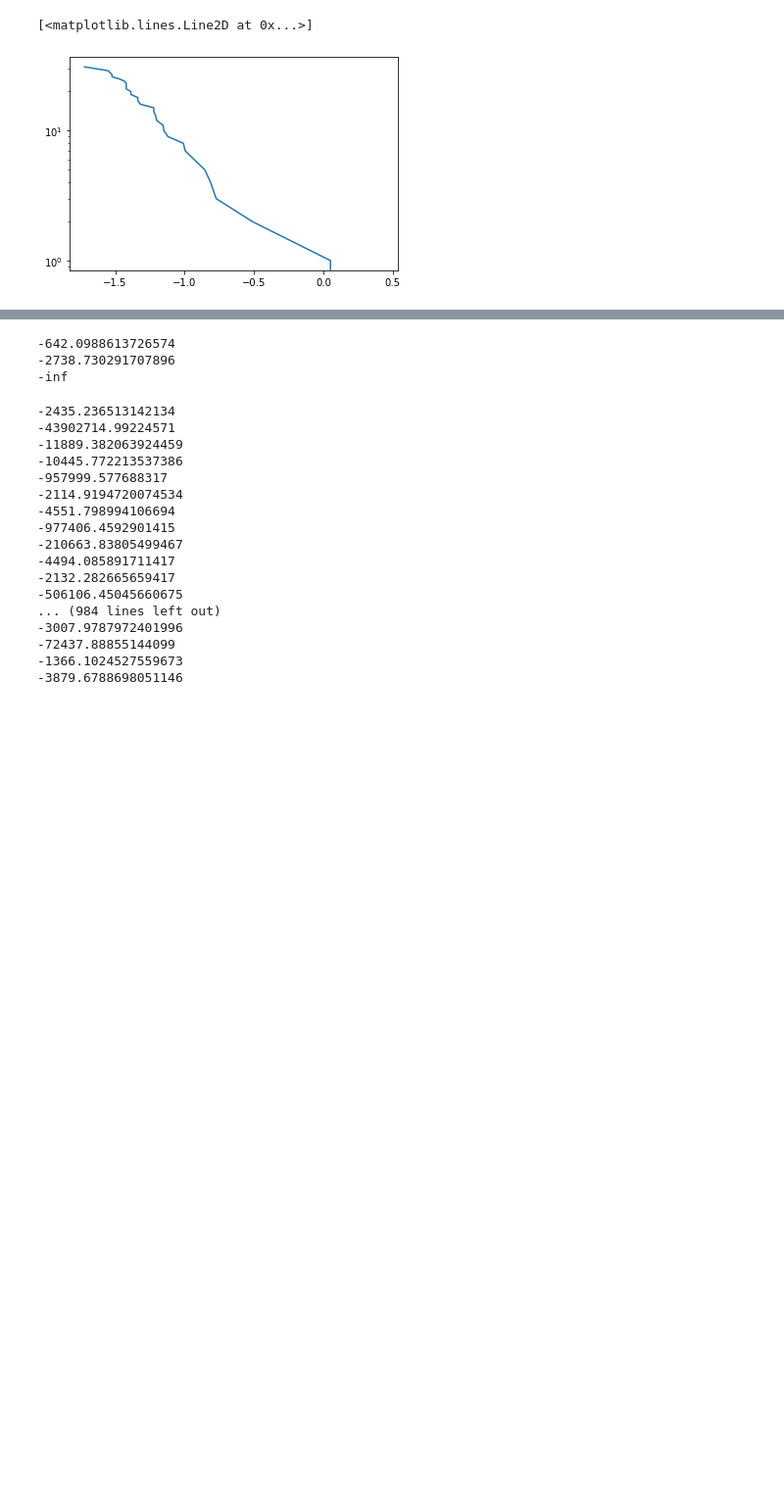
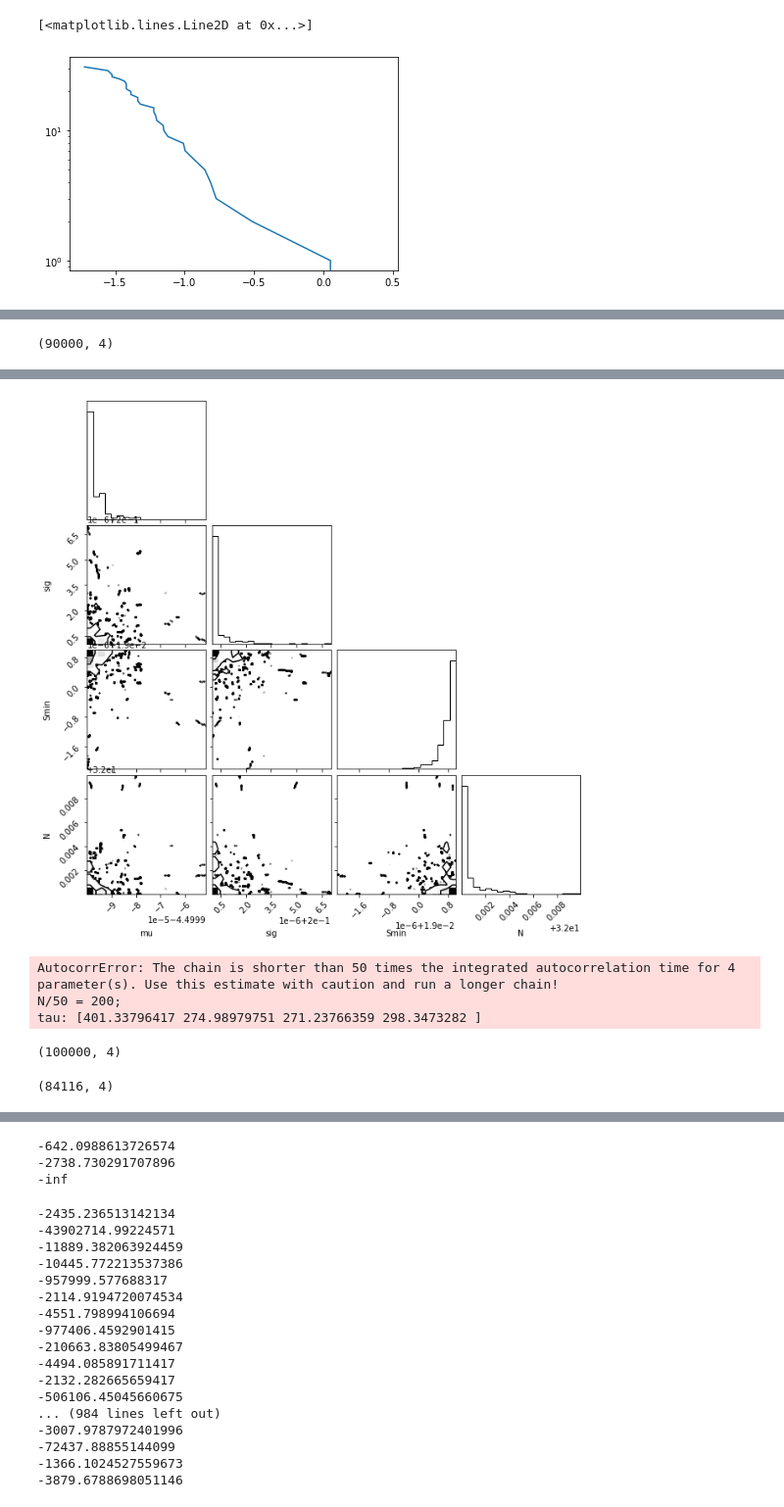
Before and after one commit to ykwang1/astr-598-au21, a Jupyter notebook: notebooks/MCMC.ipynb, the cells around one changed output, grey strips where cells are left out. Shown: that part at 98% size. Drawn from its saved outputs; the diff is of its cells as text; code cells hidden in the pictures; blank space fills up the shorter version.

```diff
--- a/notebooks/MCMC.ipynb
+++ b/notebooks/MCMC.ipynb
@@ -101,3 +100,4 @@ logL(p0[0], log_y_obs, cov)
+# %%
+state = sampler.run_mcmc(p0, 1000)
 # %%
-sampler.run_mcmc(p0, 10)
-# sampler.reset()
+sampler.reset()
@@ -109,0 +104,2 @@ AttributeError: you must run the sampler with 'store == True' before accessing t
+# %%
+sampler.run_mcmc(state, 10000)
@@ -109,0 +142,12 @@ AttributeError: you must run the sampler with 'store == True' before accessing t
+# %%
+fig, axes = plt.subplots(4, figsize=(10, 7), sharex=True)
+samples = sampler.get_chain(discard=1000)
+labels = ["mu", "sig", "Smin", "N"]
+for i in range(ndim):
+    ax = axes[i]
+    ax.plot(samples[:, :, i], "k", alpha=0.3)
+    ax.set_xlim(0, len(samples))
+    ax.set_ylabel(labels[i])
+    ax.yaxis.set_label_coords(-0.1, 0.5)
+
+axes[-1].set_xlabel("step number");
@@ -109,0 +170,8 @@ AttributeError: you must run the sampler with 'store == True' before accessing t
+# %%
+flat_samples = sampler.get_chain(flat=True, discard=1000)
+print(flat_samples.shape)
+
+fig = corner.corner(
+    flat_samples, labels=labels
+);
+# %% [output]
@@ -109,0 +180 @@ AttributeError: you must run the sampler with 'store == True' before accessing t
+(90000, 4)
@@ -109,0 +185,13 @@ AttributeError: you must run the sampler with 'store == True' before accessing t
+[figure, added]
+# %%
+tau = sampler.get_autocorr_time()
+print(tau)
+# %% [output]
+AutocorrError: The chain is shorter than 50 times the integrated autocorrelation time for 4 parameter(s). Use this estimate with caution and run a longer chain!
+N/50 = 200;
+tau: [401.33796417 274.98979751 271.23766359 298.3473282 ]
+# %%
+flat_samples = sampler.get_chain(flat=True)
+print(flat_samples.shape)
+# %% [output]
+(100000, 4)
@@ -109,0 +200,4 @@ AttributeError: you must run the sampler with 'store == True' before accessing t
+# %%
+trimmed.shape
+# %% [output]
+(84116, 4)
```
Also changed, not shown: parts of 32 cells of this notebook, 1 other file.
